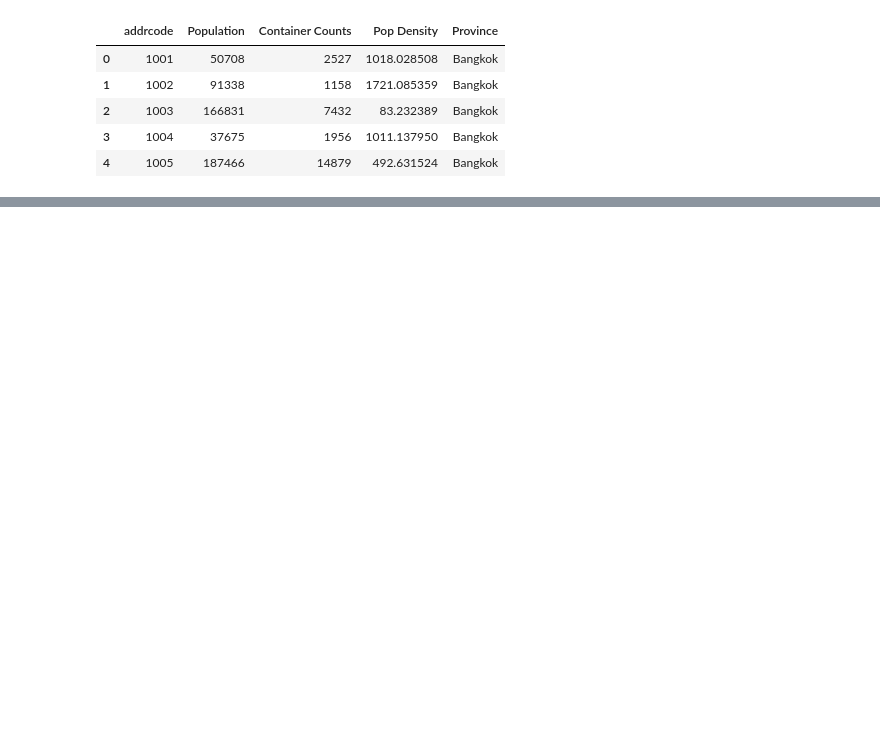
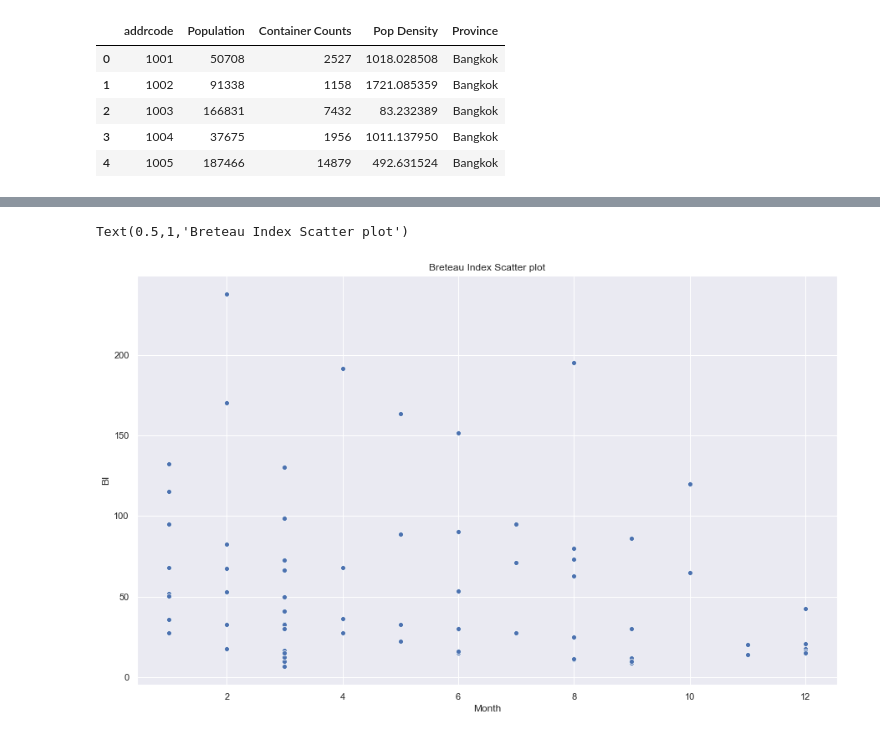
Before and after one commit to boonpakornn/dengue_data_statistic, a Jupyter notebook: Scatter plot.ipynb, the cells around one changed output, grey strips where cells are left out. Cells and saved outputs as stored; diff of their text form; code cells hidden in the pictures; blank space fills up the shorter version.

```diff
--- a/Scatter plot.ipynb
+++ b/Scatter plot.ipynb
@@ -63,0 +183,8 @@ ax.set(ylim=(0, 16000), xlim=(0,200000))
+# %%
+df_larval_2016.columns = ['addrcode','Year','Month','HI','CI','BI']
+ax = plt.subplots(figsize=(15,9))
+ax = sns.scatterplot(x="Month" ,y="BI" , data=df_larval_2016)
+ax.set_title("Breteau Index Scatter plot")
+# %% [output]
+Text(0.5,1,'Breteau Index Scatter plot')
+[figure, added]
```
Also changed, not shown: parts of 16 cells of this notebook, 1 other file.
